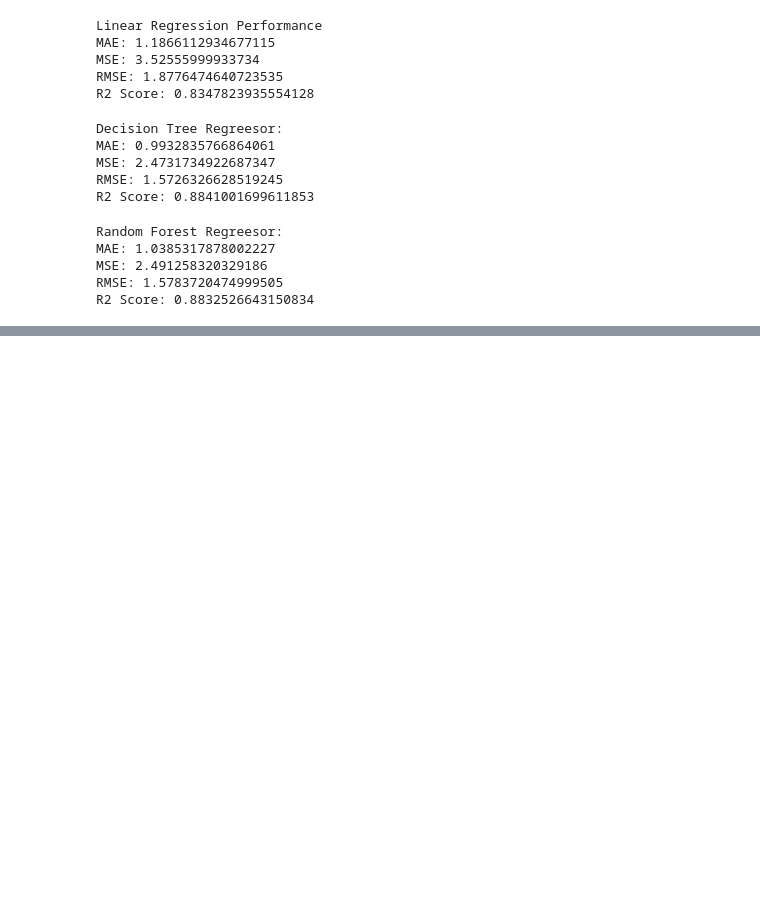
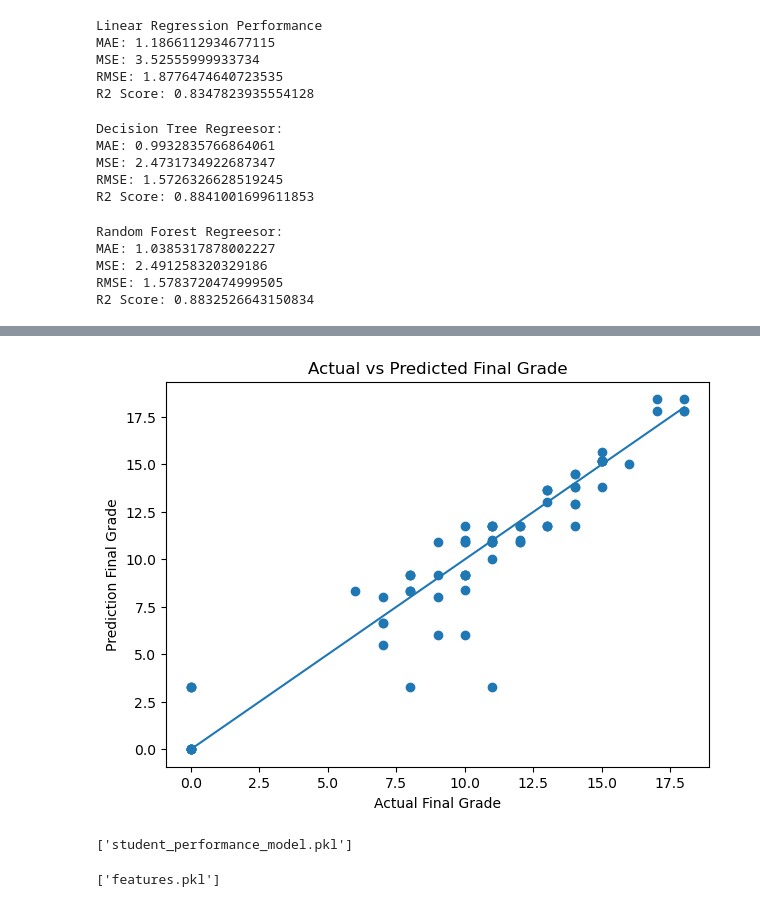
Before and after one commit to skmorwa2001-star/Student-Performance-Predictor, a Jupyter notebook: data.ipynb, the cells around one changed output, grey strips where cells are left out. Saved outputs shown, nothing was run; the diff lists cells and outputs as text; code cells hidden in the pictures; blank space fills up the shorter version.

```diff
--- a/data.ipynb
+++ b/data.ipynb
@@ -277,0 +342,29 @@ R2 Score: 0.8832526643150834
+# %%
+### Actual vs Predicted
+
+plt.figure(figsize=(7,5))
+
+plt.scatter(Y_test,y_pred_dt)
+
+plt.plot(
+    [Y_test.min(),Y_test.max()],
+    [Y_test.min(),Y_test.max()]
+)
+
+plt.xlabel("Actual Final Grade")
+plt.ylabel("Prediction Final Grade")
+plt.title("Actual vs Predicted Final Grade")
+
+plt.show()
+# %% [output]
+[figure, added]
+# %%
+import joblib
+
+joblib.dump(model_dt, "student_performance_model.pkl")
+# %% [output]
+['student_performance_model.pkl']
+# %%
+joblib.dump(features, "features.pkl")
+# %% [output]
+['features.pkl']
```
Also changed, not shown: parts of 4 cells of this notebook, 2 other files.
